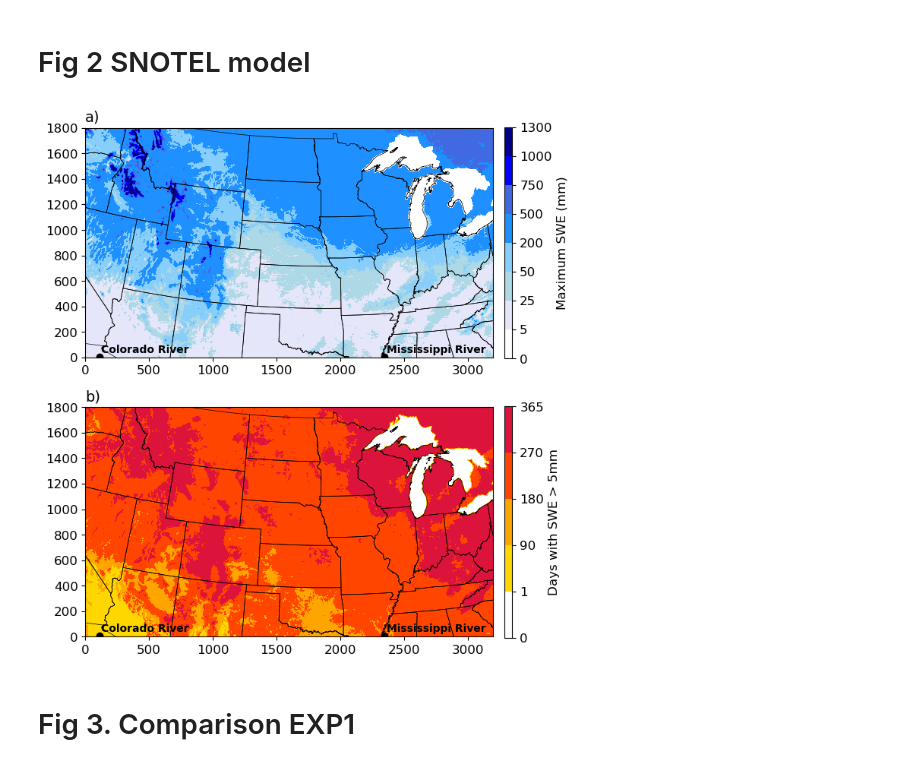
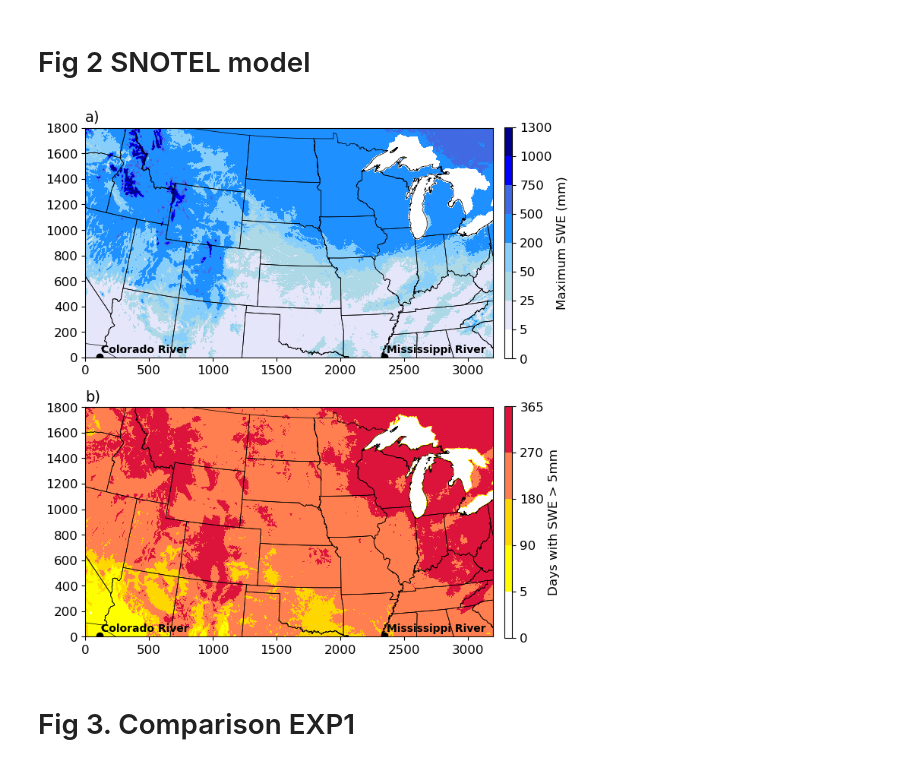
Before and after one commit to ldelafue/SWE_SNOTEL_PARFLOW, a Jupyter notebook: Analysis/Figures_paper.ipynb, the cells around one changed output. Saved outputs shown, nothing was run; the diff lists cells and outputs as text; code cells hidden in the pictures.

```diff
--- a/Analysis/Figures_paper.ipynb
+++ b/Analysis/Figures_paper.ipynb
@@ -180,8 +180,8 @@ plt.yticks(fontsize=fontsize_fig)
 
 
 # Define the colors and corresponding ranges
-colors = ['white', 'gold', 'orange', 'orangered', 'red', 'crimson']
-ranges = [0, 1, 90, 180, 270, 365]  # Define 5 intervals
+colors = ['white', 'yellow', 'gold', 'coral', 'red', 'crimson']
+ranges = [0, 5, 90, 180, 270, 365]  # Define 5 intervals
 
 # Create the colormap using ListedColormap
 cmap = ListedColormap(colors)
@@ -215,34 +215,34 @@ ax2.text(2350 + 15, 40, "Mississippi River", fontsize=fontsize_fig-2, weight='bo
 shapefile_path = parent_dir + '/Analysis/shp/USA-state.shp'
 gdf = gpd.read_file(shapefile_path)
 
 # Define the custom CRS
 custom_crs = "+proj=lcc +lat_1=33 +lat_2=45 +lon_0=-96 +lat_0=39 +a=6378137 +b=6356752.31"
 
 # Set CRS in a GeoDataFrame (replace 'gdf' with your GeoDataFrame variable)
 gdf = gdf.to_crs(custom_crs)
 
 # Define your constants
 x_constant = 1885055.4995  # The constant to add to the x-coordinate
 y_constant = 604957.0654  # The constant to add to the y-coordinate
 scale_factor = 0.001  # The scale factor
 
 # Apply the transformation to all geometries
 gdf['geometry'] = gdf['geometry'].apply(transform_geometry)
 
 
 gdf.geometry.boundary.plot(ax=ax1, color='black', lw=0.5)
 gdf.geometry.boundary.plot(ax=ax2, color='black', lw=0.5)
 
 ax1.set_xlim(0,3200)
 ax1.set_ylim(0,1800)
 ax2.set_xlim(0,3200)
 ax2.set_ylim(0,1800)
 
 # saving
 plt.tight_layout()  # Adjust layout to avoid overlap
 plt.savefig('Fig2.jpg', bbox_inches='tight', pad_inches=0.1)
 # %% [output]
-[figure, old version]
+[figure, new version]
 # %%
 df = pd.read_csv('/home/ld7565/hydrogen_arch/SWE/Analysis/Exp1_results.csv',index_col=0)
 # %% [markdown]
```
Also changed, not shown: parts of 8 cells of this notebook, 3 other files.
